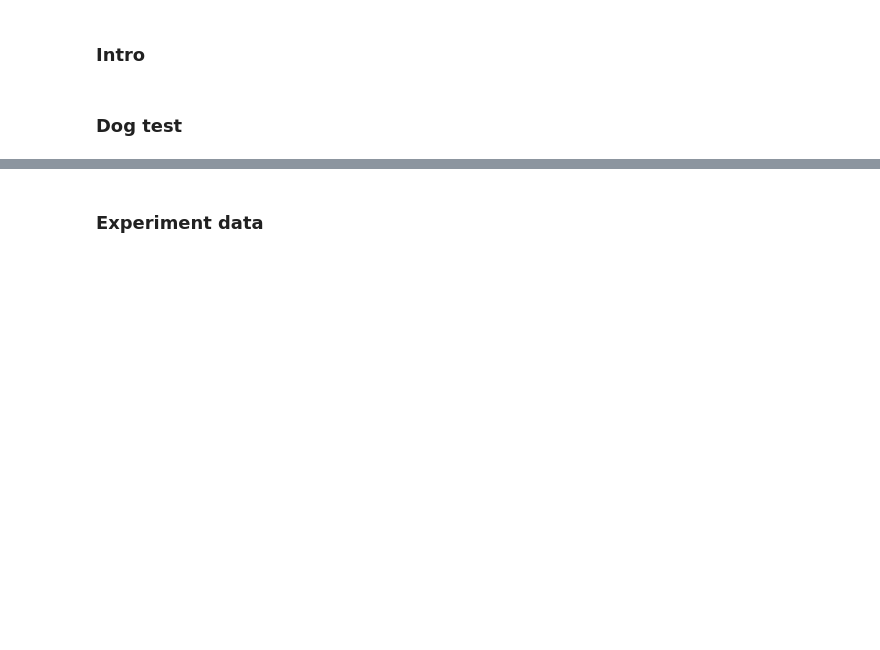
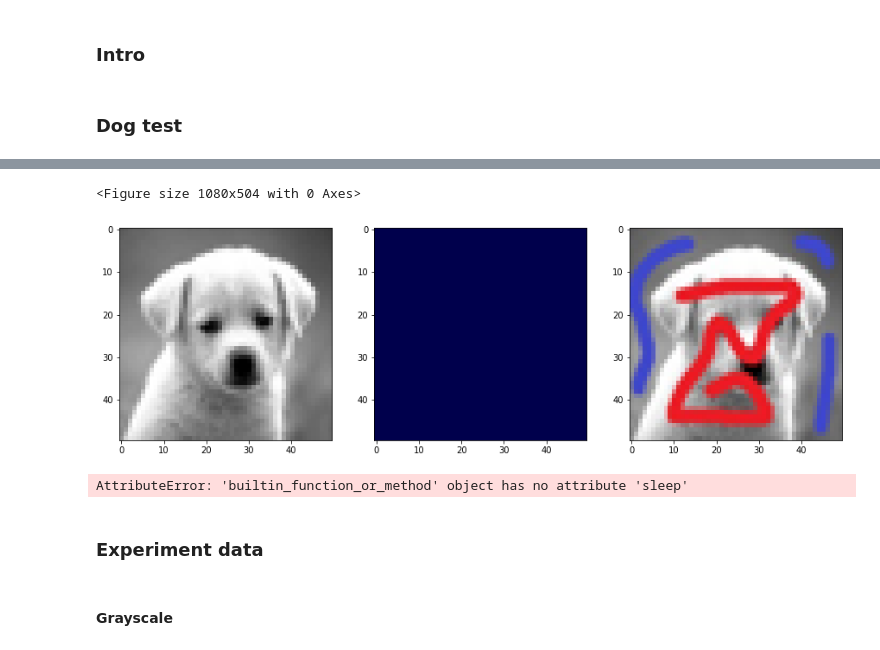
Before and after one commit to sellaziz/compi-graph-cut, a Jupyter notebook: test.ipynb, the cells around one changed output, grey strips where cells are left out. Saved outputs shown, nothing was run; the diff lists cells and outputs as text; code cells hidden in the pictures; blank space fills up the shorter version.

```diff
--- a/test.ipynb
+++ b/test.ipynb
@@ -75,7 +123,13 @@ plt.show()
 # %%
-segment_plot(G, img, img_painted, s=1)
+segment_plot(G, img, img_painted, s=.5)
+# %% [output]
+<Figure size 1080x504 with 0 Axes>
+[figure, added]
+AttributeError: 'builtin_function_or_method' object has no attribute 'sleep'
 # %% [markdown]
 ### Experiment data
+# %% [markdown]
+#### Grayscale
 # %%
 paths = [path for path in glob(os.path.join("dataset",'images',"*.jpg"))]
 images = [open(path).convert('L') for path in paths]
```
Also changed, not shown: parts of 15 cells of this notebook, 1 other file.
